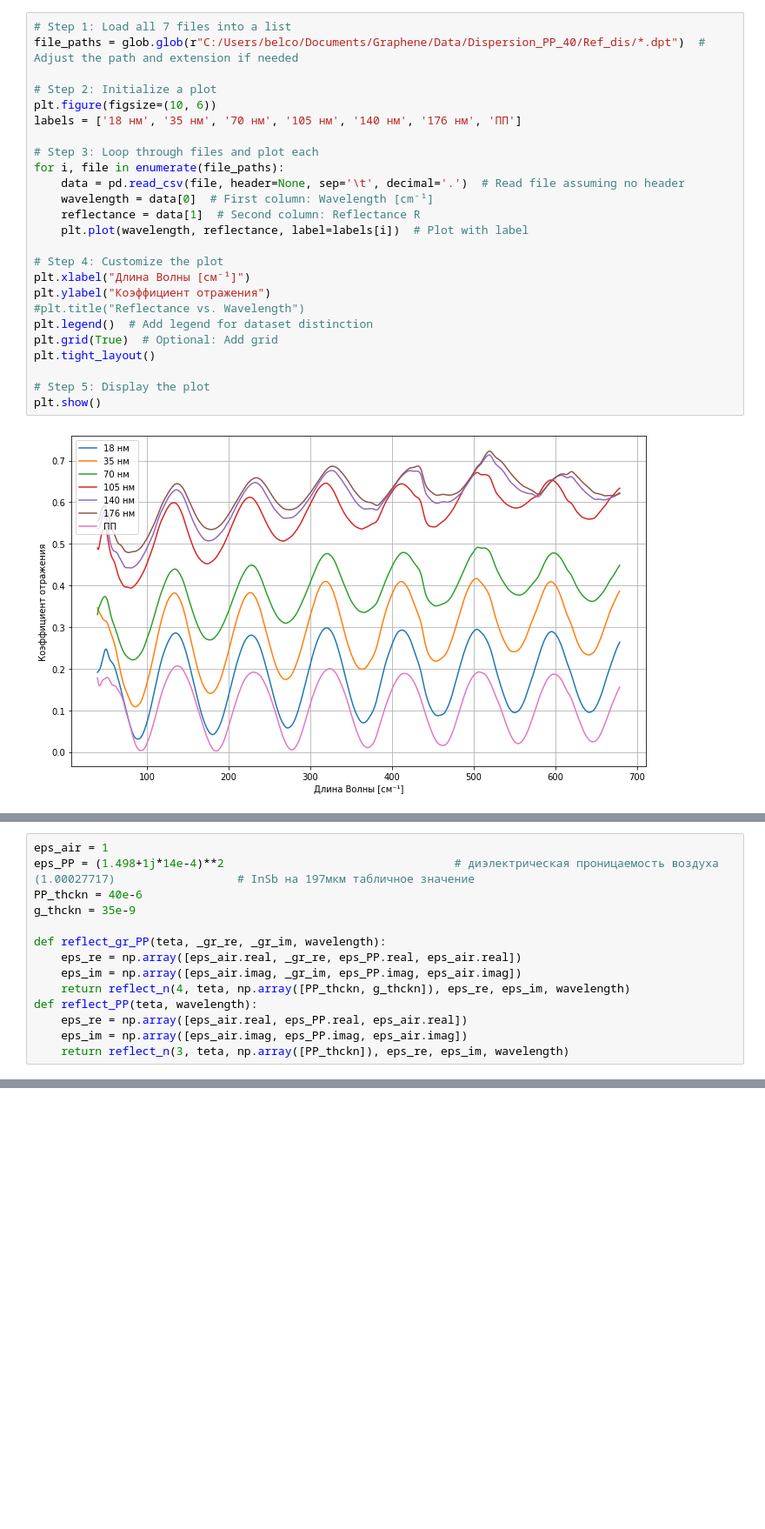
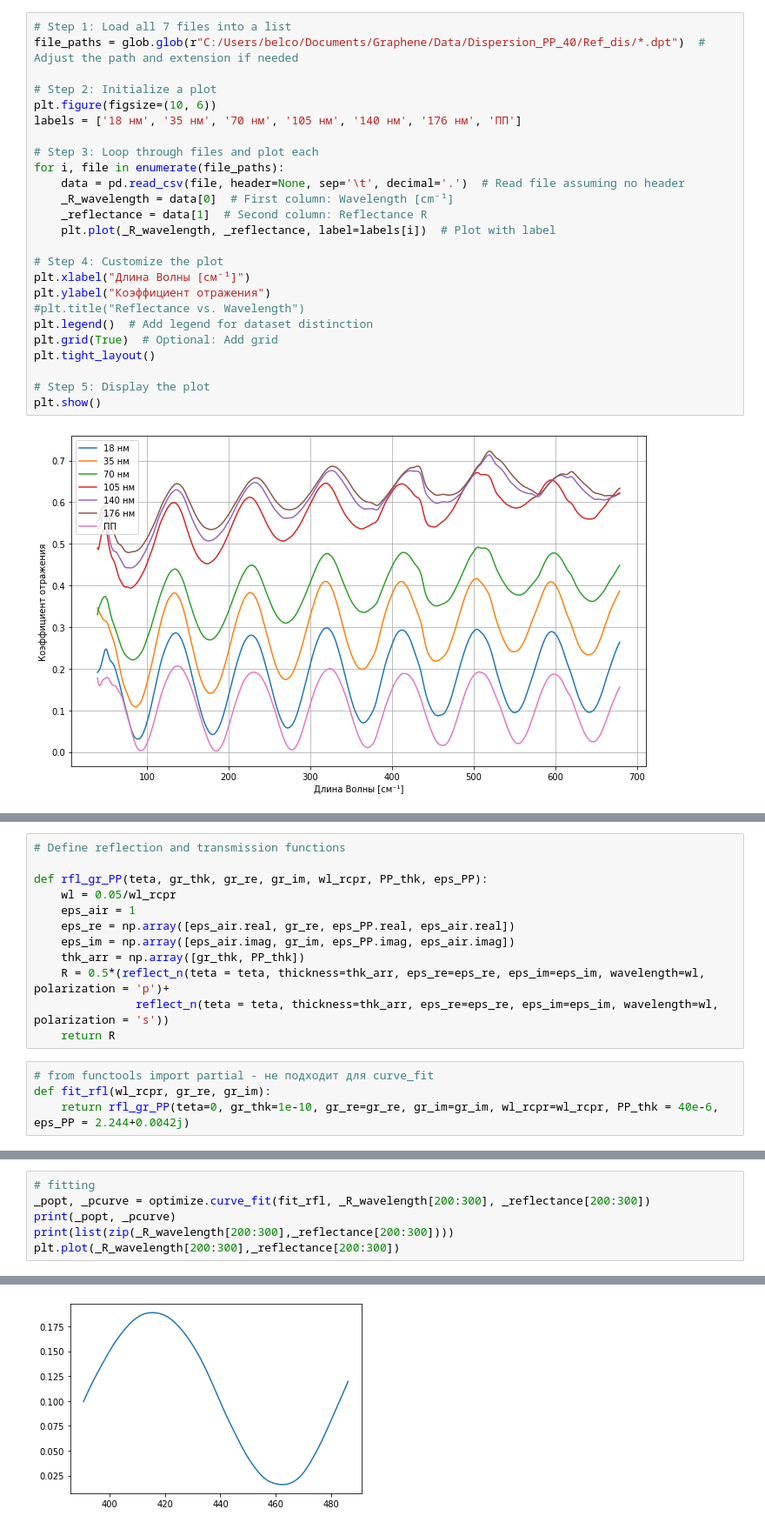
Before and after one commit to artyom-fedorenko/Graphene-films-plasmon-refractometry, a Jupyter notebook: Fourier/Dispersion_fit.ipynb, the cells around one changed output, grey strips where cells are left out. Shown at 87% size. Drawn from its saved outputs; the diff is of its cells as text; blank space fills up the shorter version.

Commit message:
Completed fitting function, failed fitting

```diff
--- a/Fourier/Dispersion_fit.ipynb
+++ b/Fourier/Dispersion_fit.ipynb
@@ -29,9 +34,9 @@ labels = ['18 нм', '35 нм', '70 нм', '105 нм', '140 нм', '176 нм', '
 # Step 3: Loop through files and plot each
 for i, file in enumerate(file_paths):
     data = pd.read_csv(file, header=None, sep='\t', decimal='.')  # Read file assuming no header
-    wavelength = data[0]  # First column: Wavelength [cm⁻¹]
-    reflectance = data[1]  # Second column: Reflectance R
-    plt.plot(wavelength, reflectance, label=labels[i])  # Plot with label
+    _R_wavelength = data[0]  # First column: Wavelength [cm⁻¹]
+    _reflectance = data[1]  # Second column: Reflectance R
+    plt.plot(_R_wavelength, _reflectance, label=labels[i])  # Plot with label
 
 # Step 4: Customize the plot
 plt.xlabel("Длина Волны [см⁻¹]")
@@ -72,17 +79,19 @@ plt.tight_layout()
 plt.show()
 # %% [output]
 [figure]
-# %%
-eps_air = 1
-eps_PP = (1.498+1j*14e-4)**2                                  # диэлектрическая проницаемость воздуха (1.00027717)                  # InSb на 197мкм табличное значение
-PP_thckn = 40e-6
-g_thckn = 35e-9
-
-def reflect_gr_PP(teta, _gr_re, _gr_im, wavelength):
-    eps_re = np.array([eps_air.real, _gr_re, eps_PP.real, eps_air.real])
-    eps_im = np.array([eps_air.imag, _gr_im, eps_PP.imag, eps_air.imag])
-    return reflect_n(4, teta, np.array([PP_thckn, g_thckn]), eps_re, eps_im, wavelength)
-def reflect_PP(teta, wavelength):
-    eps_re = np.array([eps_air.real, eps_PP.real, eps_air.real])
-    eps_im = np.array([eps_air.imag, eps_PP.imag, eps_air.imag])
-    return reflect_n(3, teta, np.array([PP_thckn]), eps_re, eps_im, wavelength)
+# %%
+# Define reflection and transmission functions
+
+def rfl_gr_PP(teta, gr_thk, gr_re, gr_im, wl_rcpr, PP_thk, eps_PP):
+    wl = 0.05/wl_rcpr
+    eps_air = 1
+    eps_re = np.array([eps_air.real, gr_re, eps_PP.real, eps_air.real])
+    eps_im = np.array([eps_air.imag, gr_im, eps_PP.imag, eps_air.imag])
+    thk_arr = np.array([gr_thk, PP_thk])
+    R = 0.5*(reflect_n(teta = teta, thickness=thk_arr, eps_re=eps_re, eps_im=eps_im, wavelength=wl, polarization = 'p')+
+               reflect_n(teta = teta, thickness=thk_arr, eps_re=eps_re, eps_im=eps_im, wavelength=wl, polarization = 's'))
+    return R
+# %%
+# from functools import partial - не подходит для curve_fit
+def fit_rfl(wl_rcpr, gr_re, gr_im):
+    return rfl_gr_PP(teta=0, gr_thk=1e-10, gr_re=gr_re, gr_im=gr_im, wl_rcpr=wl_rcpr, PP_thk = 40e-6, eps_PP = 2.244+0.0042j)
@@ -88,0 +108,7 @@ def reflect_PP(teta, wavelength):
+# %%
+# fitting
+_popt, _pcurve = optimize.curve_fit(fit_rfl, _R_wavelength[200:300], _reflectance[200:300])
+print(_popt, _pcurve)
+print(list(zip(_R_wavelength[200:300],_reflectance[200:300])))
+plt.plot(_R_wavelength[200:300],_reflectance[200:300])
+# %% [output]
@@ -88,0 +119 @@ def reflect_PP(teta, wavelength):
+[figure, added]
```
Also changed, not shown: parts of 8 cells of this notebook.
